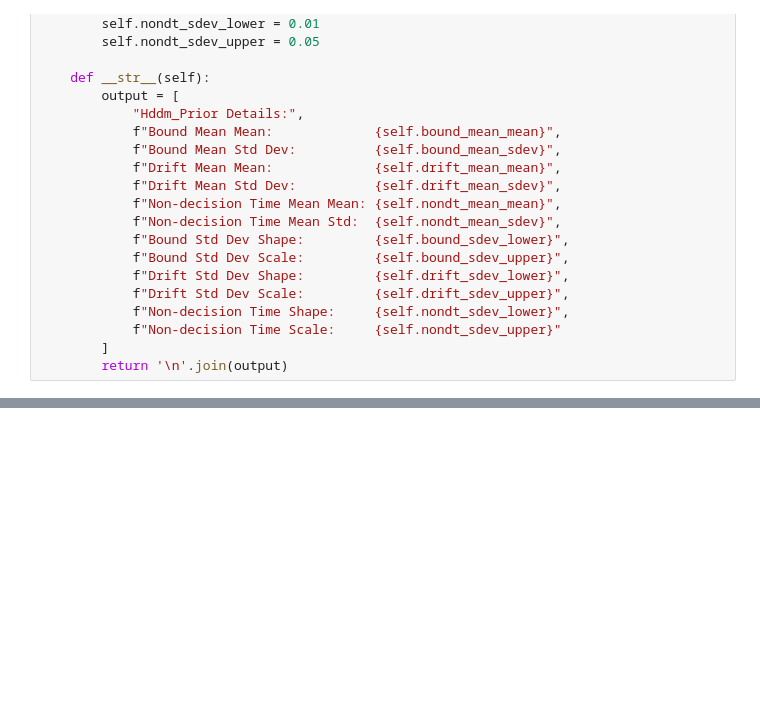
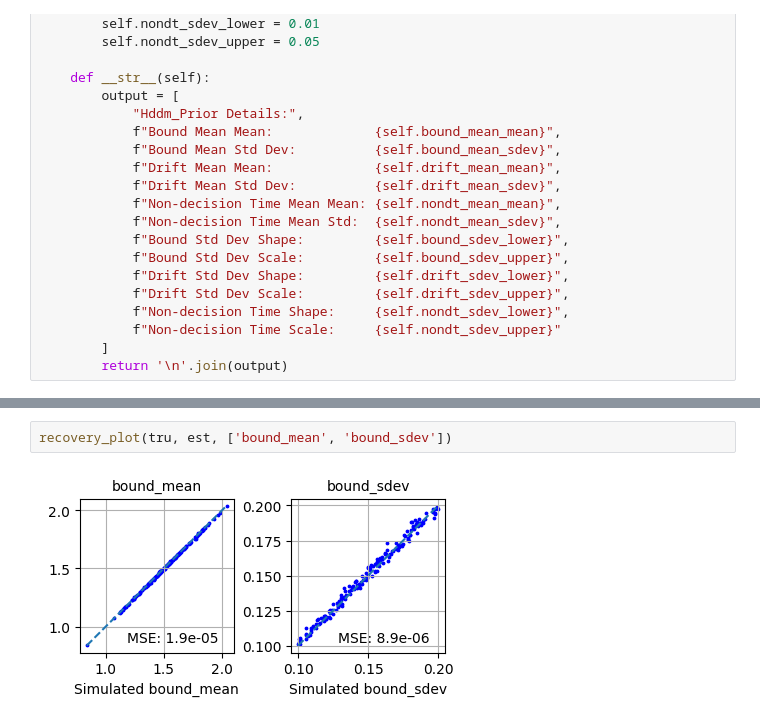
Before and after one commit to joachimvandekerckhove/ezbhddm, a Jupyter notebook: src/jags-ezbhddm.ipynb, the cells around one changed output, grey strips where cells are left out. Drawn from its saved outputs; the diff is of its cells as text; blank space fills up the shorter version.

```diff
--- a/src/jags-ezbhddm.ipynb
+++ b/src/jags-ezbhddm.ipynb
@@ -566,0 +615,4 @@ recovery_plot(x, y, 'nondt', 'Individual nondts')
+# %%
+recovery_plot(tru, est, ['bound_mean', 'bound_sdev'])
+# %% [output]
+[figure, added]
```
Also changed, not shown: parts of 13 cells of this notebook, 7 other files.
